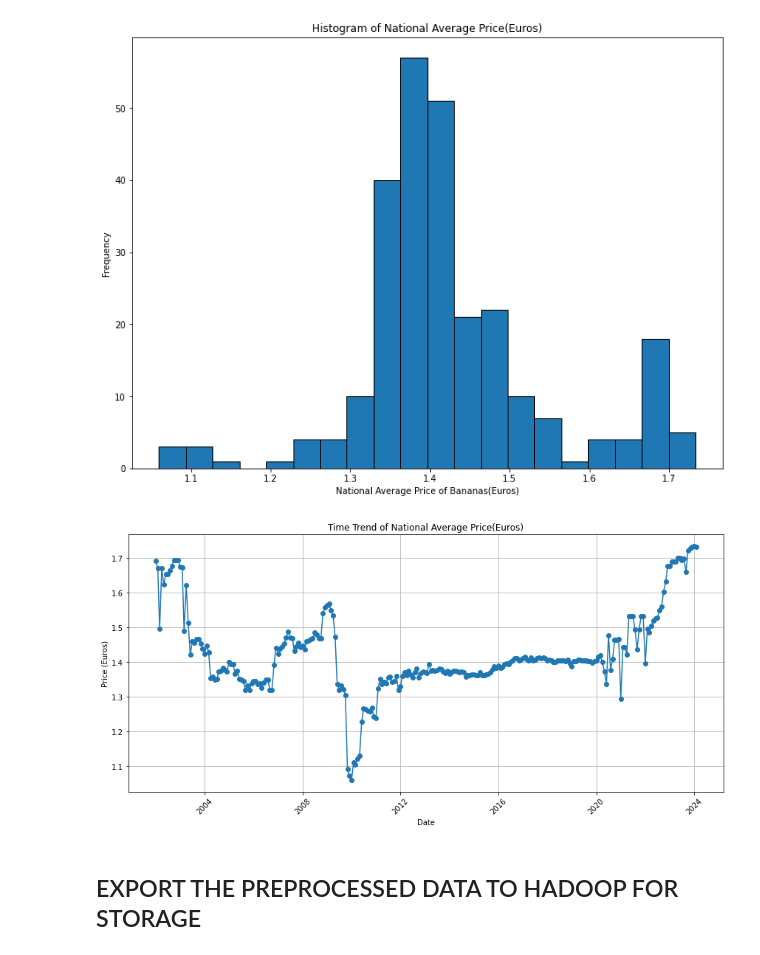
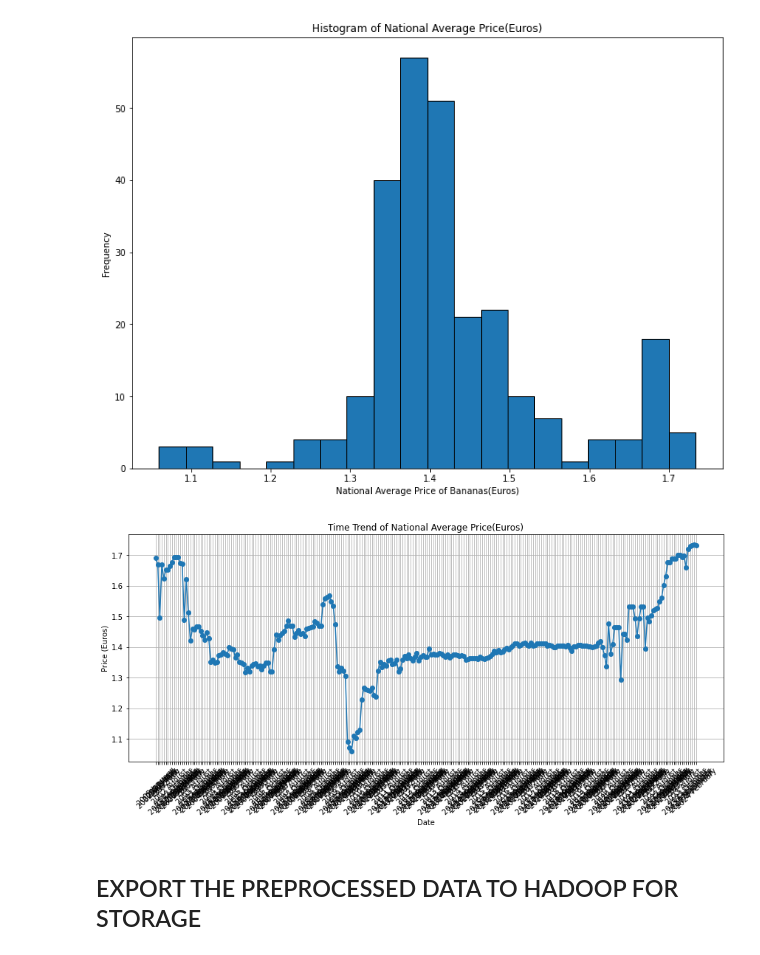
Before and after one commit to MissDianaFlora/Advanced-Data-Analytics-and-BIg-Data-Analytics-Project, a Jupyter notebook: big data analytics and RNN in banana price forecasting.ipynb, the cells around one changed output. Drawn from its saved outputs; the diff is of its cells as text; code cells hidden in the pictures.

```diff
--- a/big data analytics and RNN in banana price forecasting.ipynb
+++ b/big data analytics and RNN in banana price forecasting.ipynb
@@ -846,11 +848,3 @@ Number of observations: 266
 - Outliers were handled by scaling the data using robust scaler
 # %% [markdown]
 ## Formating date variable
-# %%
-from pyspark.sql.functions import to_date, date_format
-
-# Assuming df is your DataFrame and "Date" is the column containing the string dates
-merged_df = merged_df.withColumn("Date", to_date(merged_df["date"], "yyyy MMMM"))
-
-# Show the DataFrame schema to confirm the change
-merged_df.printSchema()
@@ -923,16 +895,0 @@ quartiles.show()
-# %%
-from pyspark.sql.functions import year, month, mean, max, min, stddev, expr
-
-# Extract year and month
-merged_df = merged_df.withColumn("year", year("Date")).withColumn("month", month("Date"))
-
-# Group by year and calculate mean, max, min, and standard deviation
-result = merged_df.groupBy("year") \
-                 .agg(mean("National Average Price(Euros)").alias("mean"),
-                      max("National Average Price(Euros)").alias("max"),
-                      min("National Average Price(Euros)").alias("min"),
-                      stddev("National Average Price(Euros)").alias("stddev")) \
-                 .orderBy("year")
-
-# Show the result
-result.show()
@@ -1051,22 +966,22 @@ plt.show()
 # %%
 import matplotlib.pyplot as plt
 
 # Collect data to the driver node
-dates = merged_df.select('Date').rdd.flatMap(lambda row: row).collect()
+dates = merged_df.select('date').rdd.flatMap(lambda row: row).collect()
 prices = merged_df.select('National Average Price(Euros)').rdd.flatMap(lambda row: row).collect()
 
 # Plot the line plot
 plt.figure(figsize=(12, 6))
 plt.plot(dates, prices, marker='o', linestyle='-')
 plt.title('Time Trend of National Average Price(Euros)')
 plt.xlabel('Date')
 plt.ylabel('Price (Euros)')
 plt.xticks(rotation=45)
 plt.grid(True)
 plt.tight_layout()
 plt.show()
 # %% [output]
-[figure, old version]
+[figure, new version]
 # %% [markdown]
 ## EXPORT THE PREPROCESSED DATA TO HADOOP FOR STORAGE
 # %%
```
Also changed, not shown: parts of 21 cells of this notebook, 1 other file.
